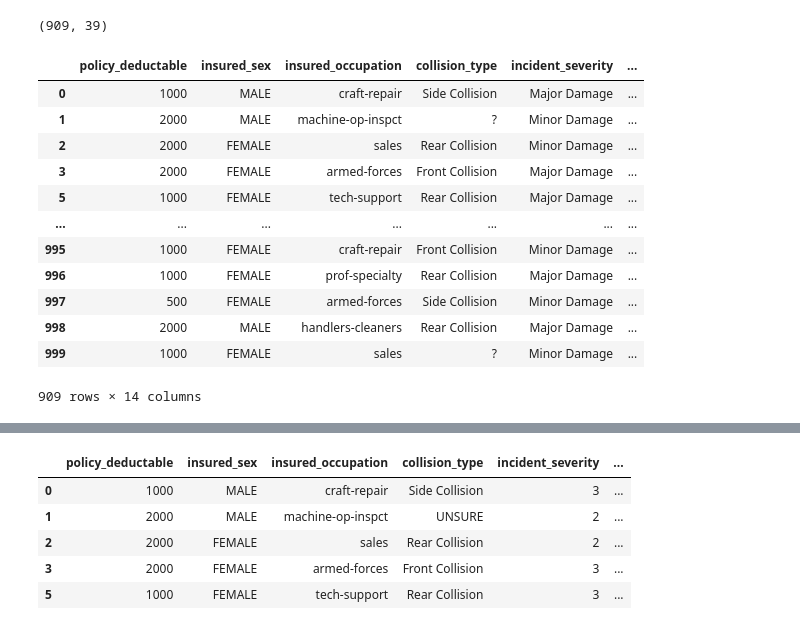
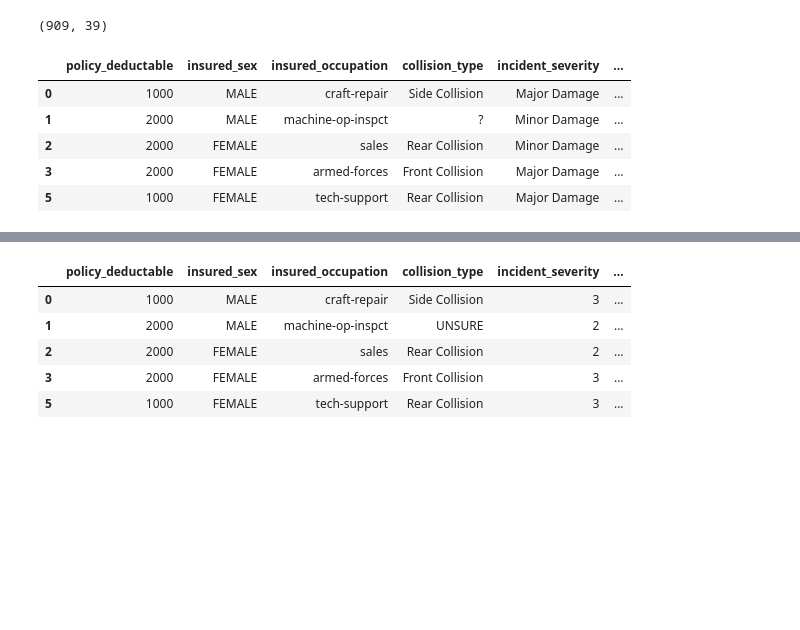
Before and after one commit to noachilles/sanhak_AI, a Jupyter notebook: sanhak_ai.ipynb, the cells around one changed output, grey strips where cells are left out. Saved outputs shown, nothing was run; the diff lists cells and outputs as text; code cells hidden in the pictures; blank space fills up the shorter version.

```diff
--- a/sanhak_ai.ipynb
+++ b/sanhak_ai.ipynb
@@ -204,9 +192,0 @@ plt.show()
-# %%
-plt.rcParams['figure.figsize'] = [10, 6]
-ax= plt.style.use('fivethirtyeight')
-table=pd.crosstab(table.policy_state, table.fraud_reported)
-table.div(table.sum(1).astype(float), axis=0).plot(kind='bar', stacked=True)
-plt.title('Stacked Bar Chart of Policy State vs Fraud Reported', fontsize=12)
-plt.xlabel('Policy State')
-plt.ylabel('Fraud Reported')
-plt.show()
@@ -215,6 +193,6 @@ plt.show()
 # %%
 # NULL 값들을 지우기 --> authorities_contacted에 있는 91개의 null 값을 지
-table = table.dropna(axis=0)
+table = table.dropna()
 table.shape
 # %% [output]
 (909, 39)
@@ -236,19 +214,12 @@ table = table.drop(columns = ['policy_bind_date', 'incident_date'])
 # %%
 table = table.drop(columns = ['policy_number','insured_zip', 'insured_hobbies', 'insured_relationship', 'incident_city', 'incident_location', 'auto_make', 'auto_model'])
 table = table.drop(columns = ['incident_hour_of_the_day', 'capital-gains', 'policy_state', 'injury_claim', 'policy_annual_premium', 'auto_year', 'months_as_customer', 'month_difference', 'capital-loss', 'age', 'insured_education_level',
                               'policy_csl', 'umbrella_limit', 'incident_type', 'bodily_injuries', 'police_report_available'])
-table
+table.head()
 # %% [output]
 |  | policy_deductable | insured_sex | insured_occupation | collision_type | incident_severity | ... |
 | 0 | 1000 | MALE | craft-repair | Side Collision | Major Damage | ... |
 | 1 | 2000 | MALE | machine-op-inspct | ? | Minor Damage | ... |
 | 2 | 2000 | FEMALE | sales | Rear Collision | Minor Damage | ... |
 | 3 | 2000 | FEMALE | armed-forces | Front Collision | Major Damage | ... |
 | 5 | 1000 | FEMALE | tech-support | Rear Collision | Major Damage | ... |
-| ... | ... | ... | ... | ... | ... | ... |
-| 995 | 1000 | FEMALE | craft-repair | Front Collision | Minor Damage | ... |
-| 996 | 1000 | FEMALE | prof-specialty | Rear Collision | Major Damage | ... |
-| 997 | 500 | FEMALE | armed-forces | Side Collision | Minor Damage | ... |
-| 998 | 2000 | MALE | handlers-cleaners | Rear Collision | Major Damage | ... |
-| 999 | 1000 | FEMALE | sales | ? | Minor Damage | ... |
-909 rows × 14 columns
```
Also changed, not shown: parts of 36 cells of this notebook.
